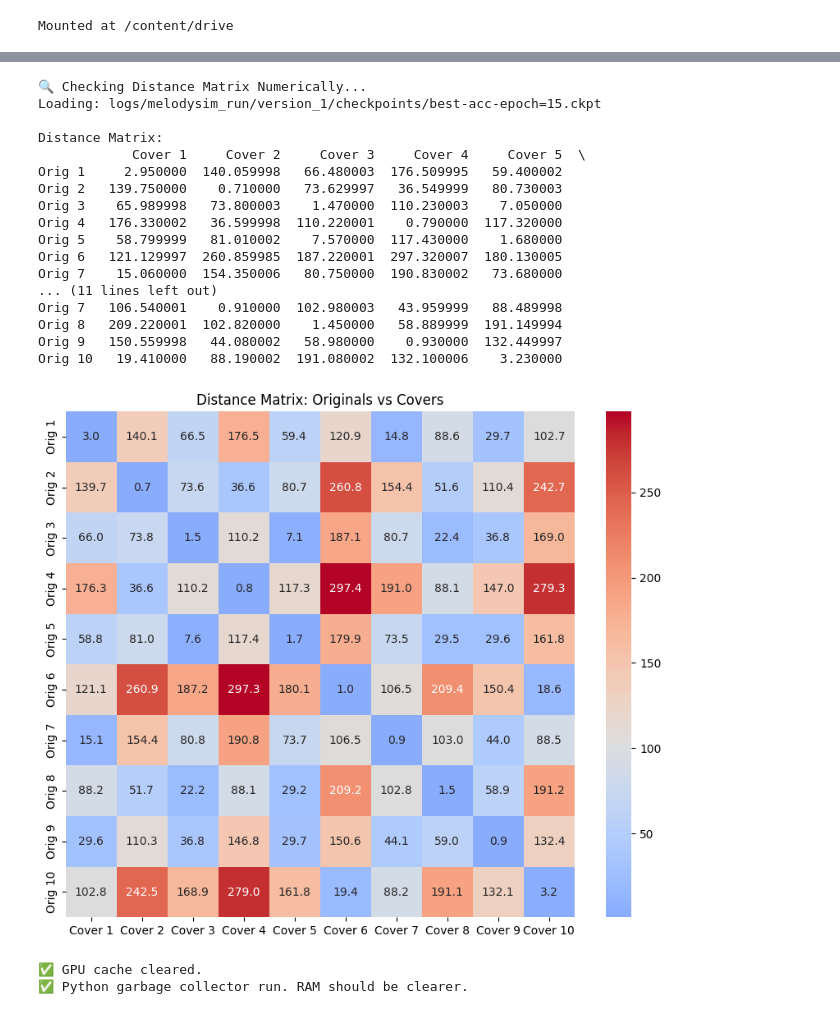
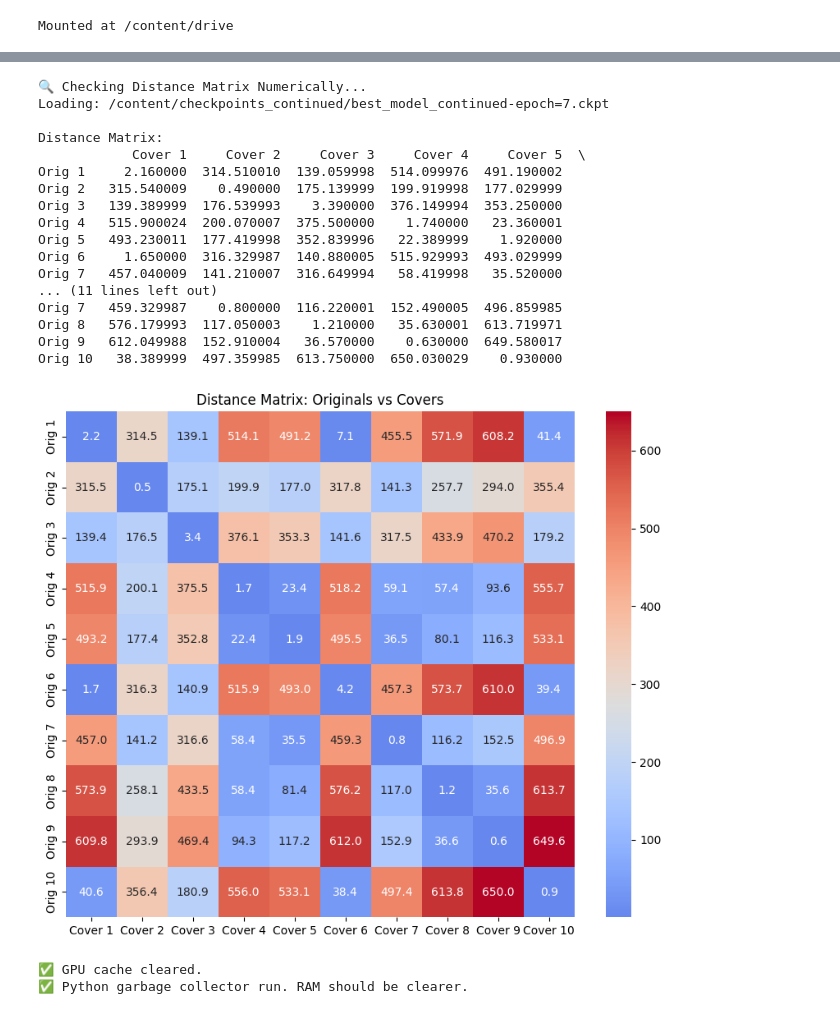
Before and after one commit to fotiskoutsikos/MERT-Plagiarism-Detection, a Jupyter notebook: notebooks/Fine-Tuning.ipynb, the cells around one changed output, grey strips where cells are left out. Drawn from its saved outputs; the diff is of its cells as text; code cells hidden in the pictures.

```diff
--- a/notebooks/Fine-Tuning.ipynb
+++ b/notebooks/Fine-Tuning.ipynb
@@ -524,15 +537,17 @@ from torch.utils.data import DataLoader
 def check_matrix_numerically():
     print("🔍 Checking Distance Matrix Numerically...")
 
-    list_of_files = glob.glob('logs/melodysim_run/*/checkpoints/*.ckpt')
+    list_of_files = glob.glob('/content/checkpoints_continued/*.ckpt')
+
+    # Fallback
     if not list_of_files:
         list_of_files = glob.glob('checkpoints/*.ckpt')
 
     if not list_of_files:
-        print("Νο checkpoint found.")
+        print("Δεν βρέθηκε checkpoint.")
         return
 
-    latest_ckpt = max(list_of_files, key=os.path.getctime)
+    latest_ckpt = "/content/checkpoints_continued/best_model_continued-epoch=7.ckpt"
     print(f"Loading: {latest_ckpt}")
 
     model = PlagiarismDetectionSystem.load_from_checkpoint(latest_ckpt, config=system_config)
@@ -545,46 +560,46 @@ def check_matrix_numerically():
     loader = DataLoader(dataset, batch_size=10, collate_fn=triplet_collate_fn, shuffle=True)
 
     batch = next(iter(loader))
     anchors, positives, _ = [b.to(device) for b in batch]
 
     with torch.no_grad():
         emb_anchor = model.siamese_net(anchors)
         emb_pos = model.siamese_net(positives)
         dists = torch.cdist(emb_anchor, emb_pos).cpu().numpy()
 
     df = pd.DataFrame(dists,
                       index=[f"Orig {i+1}" for i in range(10)],
                       columns=[f"Cover {i+1}" for i in range(10)])
 
     print("\nDistance Matrix:")
     print(df.round(2))
 
     plt.figure(figsize=(10, 8))
     sns.heatmap(df, annot=True, fmt=".1f", cmap="coolwarm", center=np.mean(dists))
     plt.title("Distance Matrix: Originals vs Covers")
     plt.savefig("thesis_heatmap.png", dpi=300)
     plt.show()
 
 check_matrix_numerically()
 # %% [output]
 🔍 Checking Distance Matrix Numerically...
-Loading: logs/melodysim_run/version_1/checkpoints/best-acc-epoch=15.ckpt
+Loading: /content/checkpoints_continued/best_model_continued-epoch=7.ckpt
 
 Distance Matrix:
             Cover 1     Cover 2     Cover 3     Cover 4     Cover 5  \
-Orig 1     2.950000  140.059998   66.480003  176.509995   59.400002
-Orig 2   139.750000    0.710000   73.629997   36.549999   80.730003
-Orig 3    65.989998   73.800003    1.470000  110.230003    7.050000
-Orig 4   176.330002   36.599998  110.220001    0.790000  117.320000
-Orig 5    58.799999   81.010002    7.570000  117.430000    1.680000
-Orig 6   121.129997  260.859985  187.220001  297.320007  180.130005
-Orig 7    15.060000  154.350006   80.750000  190.830002   73.680000
+Orig 1     2.160000  314.510010  139.059998  514.099976  491.190002
+Orig 2   315.540009    0.490000  175.139999  199.919998  177.029999
+Orig 3   139.389999  176.539993    3.390000  376.149994  353.250000
+Orig 4   515.900024  200.070007  375.500000    1.740000   23.360001
+Orig 5   493.230011  177.419998  352.839996   22.389999    1.920000
+Orig 6     1.650000  316.329987  140.880005  515.929993  493.029999
+Orig 7   457.040009  141.210007  316.649994   58.419998   35.520000
 ... (11 lines left out)
-Orig 7   106.540001    0.910000  102.980003   43.959999   88.489998
-Orig 8   209.220001  102.820000    1.450000   58.889999  191.149994
-Orig 9   150.559998   44.080002   58.980000    0.930000  132.449997
-Orig 10   19.410000   88.190002  191.080002  132.100006    3.230000
+Orig 7   459.329987    0.800000  116.220001  152.490005  496.859985
+Orig 8   576.179993  117.050003    1.210000   35.630001  613.719971
+Orig 9   612.049988  152.910004   36.570000    0.630000  649.580017
+Orig 10   38.389999  497.359985  613.750000  650.030029    0.930000
-[figure, old version]
+[figure, new version]
 # %%
 import torch
 
```
Also changed, not shown: parts of 5 cells of this notebook, 4 other files.
